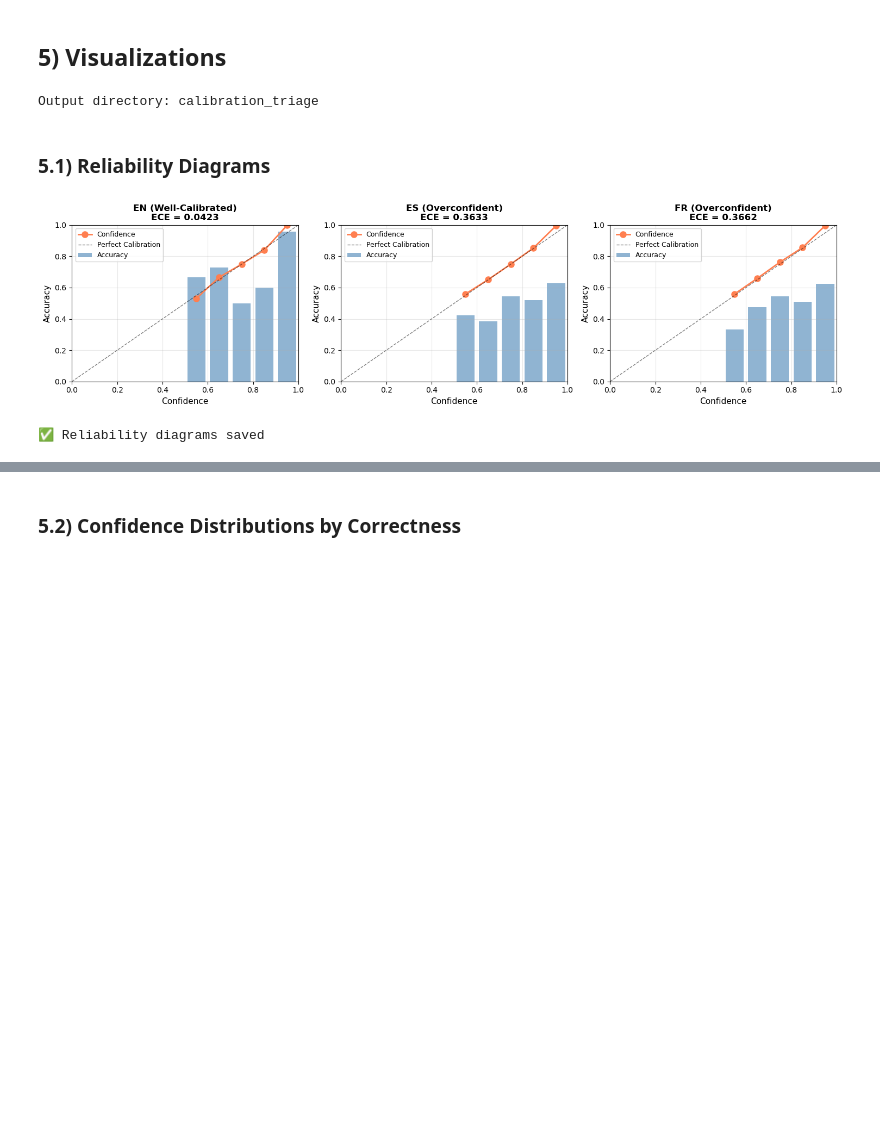
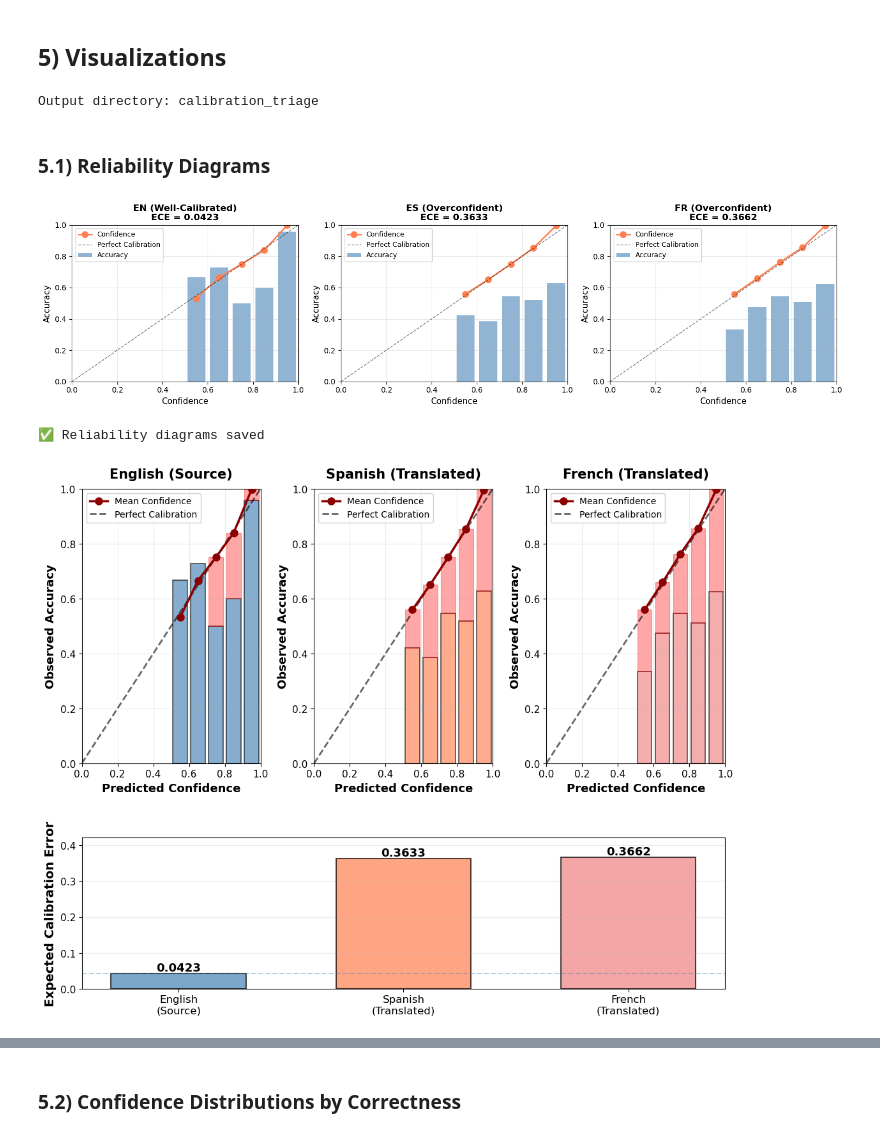
Before and after one commit to dApY3112/Twitter-Sentiment-Analysis, a Jupyter notebook: 09_calibration_triage.ipynb, the cells around one changed output, grey strips where cells are left out. Saved outputs shown, nothing was run; the diff lists cells and outputs as text; code cells hidden in the pictures; blank space fills up the shorter version.

```diff
--- a/09_calibration_triage.ipynb
+++ b/09_calibration_triage.ipynb
@@ -606,3 +648,93 @@ print('\n✅ Reliability diagrams saved')
 # %% [output]
 [figure]
 ✅ Reliability diagrams saved
+# %%
+# SUPER-FIGURE: Reliability Diagrams + ECE Comparison (LNCS Style)
+# Layout: Top row = 3 reliability plots, Bottom row = 1 ECE bar chart
+
+fig = plt.figure(figsize=(13, 9))
+gs = fig.add_gridspec(2, 3, height_ratios=[1, 0.55], hspace=0.35, wspace=0.3, top=0.98)
+
+# ========== TOP ROW: 3 Reliability Diagrams ==========
+def plot_reliability_diagram_hq(ax, bin_info, title, ece, lang_color):
+    """High quality reliability diagram for publication"""
+    if not bin_info:
+        return
+
+    bin_centers = [(b['bin_lower'] + b['bin_upper']) / 2 for b in bin_info]
+    accuracies = [b['accuracy'] for b in bin_info]
+    confidences = [b['confidence'] for b in bin_info]
+    counts = [b['count'] for b in bin_info]
+
+    # Plot bars (gap between accuracy and confidence)
+    for i, (center, acc, conf) in enumerate(zip(bin_centers, accuracies, confidences)):
+        gap = abs(conf - acc)
+        ax.bar(center, acc, width=0.08, alpha=0.65, color=lang_color, edgecolor='black', linewidth=1.2)
+        # Show calibration error as red overlay
+        if conf > acc:
+            ax.bar(center, gap, width=0.08, bottom=acc, alpha=0.35, color='red', edgecolor='red', linewidth=0.8)
+
+    # Confidence line
+    ax.plot(bin_centers, confidences, 'o-', color='darkred', linewidth=2.5, markersize=8,
+            label='Mean Confidence', zorder=5)
+
+    # Perfect calibration line
+    ax.plot([0, 1], [0, 1], 'k--', linewidth=2, alpha=0.6, label='Perfect Calibration', zorder=4)
+
+    # Styling (clean, LNCS compliant)
+    ax.set_xlabel('Predicted Confidence', fontsize=13, fontweight='bold')
+    ax.set_ylabel('Observed Accuracy', fontsize=13, fontweight='bold')
+    ax.set_title(title, fontsize=15, fontweight='bold', pad=12)  # No ECE in title
+    ax.set_xlim([0, 1])
+    ax.set_ylim([0, 1])
+    ax.tick_params(axis='both', labelsize=11)
+    ax.legend(fontsize=10, loc='upper left', framealpha=0.95)
+    ax.grid(alpha=0.25, linewidth=0.8)
+
+# Create 3 subplots for reliability diagrams
+ax1 = fig.add_subplot(gs[0, 0])
+ax2 = fig.add_subplot(gs[0, 1])
+ax3 = fig.add_subplot(gs[0, 2])
+
+plot_reliability_diagram_hq(ax1, bins_en, 'English (Source)', ece_en, 'steelblue')
+plot_reliability_diagram_hq(ax2, bins_es, 'Spanish (Translated)', ece_es, 'coral')
+plot_reliability_diagram_hq(ax3, bins_fr, 'French (Translated)', ece_fr, 'lightcoral')
+
+# ========== BOTTOM ROW: ECE Bar Chart (Spanning Full Width) ==========
+ax_bar = fig.add_subplot(gs[1, :])  # Span all 3 columns
+
+languages = ['English\n(Source)', 'Spanish\n(Translated)', 'French\n(Translated)']
+ece_values = [ece_en, ece_es, ece_fr]
+colors = ['steelblue', 'coral', 'lightcoral']
+
+bars = ax_bar.bar(languages, ece_values, color=colors, alpha=0.7, edgecolor='black', linewidth=1.5, width=0.6)
+
+# Add value labels on bars
+for bar, val in zip(bars, ece_values):
+    height = bar.get_height()
+    ax_bar.text(bar.get_x() + bar.get_width()/2., height,
+                f'{val:.4f}',
+                ha='center', va='bottom', fontsize=13, fontweight='bold')
+
+# Styling (minimal, clean)
+ax_bar.set_ylabel('Expected Calibration Error', fontsize=14, fontweight='bold')
+ax_bar.tick_params(axis='y', labelsize=11)
+ax_bar.tick_params(axis='x', labelsize=12)
+ax_bar.set_ylim([0, max(ece_values) * 1.15])
+ax_bar.grid(axis='y', alpha=0.25, linewidth=0.8)
+
+# Add horizontal reference line at EN level (subtle, no legend)
+ax_bar.axhline(y=ece_en, color='steelblue', linestyle='--', linewidth=1.5, alpha=0.4)
+
+# Save high-resolution figure
+output_path = OUTPUT_DIR / 'calibration_super_figure.png'
+plt.savefig(output_path, dpi=300, bbox_inches='tight', facecolor='white')
+plt.show()
+
+print(f'\n✅ Super-figure saved: {output_path}')
+print(f'   Resolution: 300 DPI (publication quality)')
+print(f'   Size: {fig.get_size_inches()[0]:.1f}" × {fig.get_size_inches()[1]:.1f}"')
+print(f'\n💡 LNCS-compliant style - ready for submission')
+print(f'   Caption should explain: EN calibrated (0.042), ES/FR severely degraded (0.36, 8.6× worse)')
+# %% [output]
+[figure, added]
```
Also changed, not shown: parts of 11 cells of this notebook, 6 other files.
